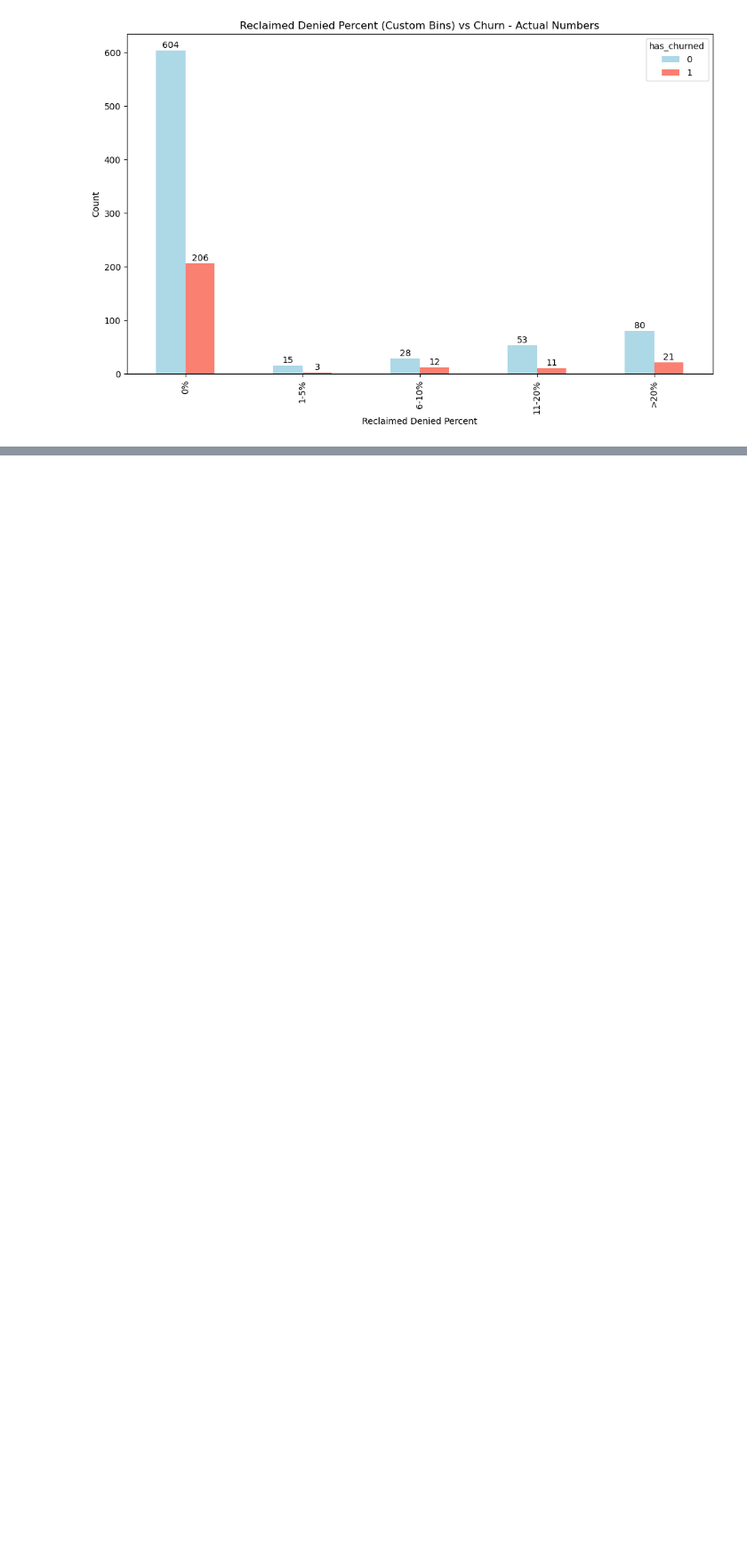
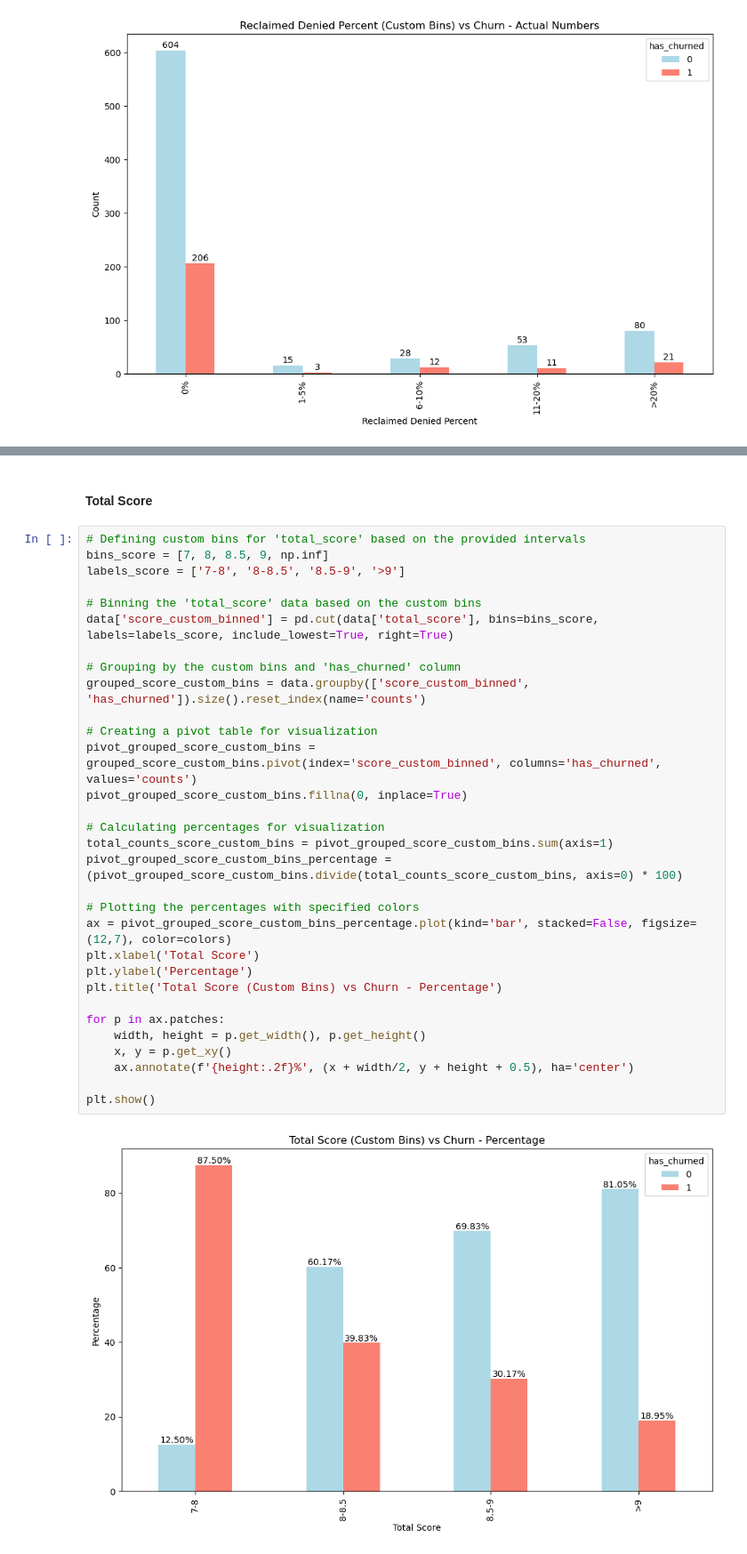
Before and after one commit to Deepak10010/Churn_Analysis, a Jupyter notebook: Churn Analysis.ipynb, the cells around one changed output, grey strips where cells are left out. Shown at 89% size. Saved outputs shown, nothing was run; the diff lists cells and outputs as text; blank space fills up the shorter version.

```diff
--- a/Churn Analysis.ipynb
+++ b/Churn Analysis.ipynb
@@ -318,3 +321,38 @@ for p in ax.patches:
 plt.show()
 # %% [output]
 [figure]
+# %% [markdown]
+#### Total Score ####
+# %%
+# Defining custom bins for 'total_score' based on the provided intervals
+bins_score = [7, 8, 8.5, 9, np.inf]
+labels_score = ['7-8', '8-8.5', '8.5-9', '>9']
+
+# Binning the 'total_score' data based on the custom bins
+data['score_custom_binned'] = pd.cut(data['total_score'], bins=bins_score, labels=labels_score, include_lowest=True, right=True)
+
+# Grouping by the custom bins and 'has_churned' column
+grouped_score_custom_bins = data.groupby(['score_custom_binned', 'has_churned']).size().reset_index(name='counts')
+
+# Creating a pivot table for visualization
+pivot_grouped_score_custom_bins = grouped_score_custom_bins.pivot(index='score_custom_binned', columns='has_churned', values='counts')
+pivot_grouped_score_custom_bins.fillna(0, inplace=True)
+
+# Calculating percentages for visualization
+total_counts_score_custom_bins = pivot_grouped_score_custom_bins.sum(axis=1)
+pivot_grouped_score_custom_bins_percentage = (pivot_grouped_score_custom_bins.divide(total_counts_score_custom_bins, axis=0) * 100)
+
+# Plotting the percentages with specified colors
+ax = pivot_grouped_score_custom_bins_percentage.plot(kind='bar', stacked=False, figsize=(12,7), color=colors)
+plt.xlabel('Total Score')
+plt.ylabel('Percentage')
+plt.title('Total Score (Custom Bins) vs Churn - Percentage')
+
+for p in ax.patches:
+    width, height = p.get_width(), p.get_height()
+    x, y = p.get_xy()
+    ax.annotate(f'{height:.2f}%', (x + width/2, y + height + 0.5), ha='center')
+
+plt.show()
+# %% [output]
+[figure, added]
```
Also changed, not shown: parts of 9 cells of this notebook, 1 other file.
